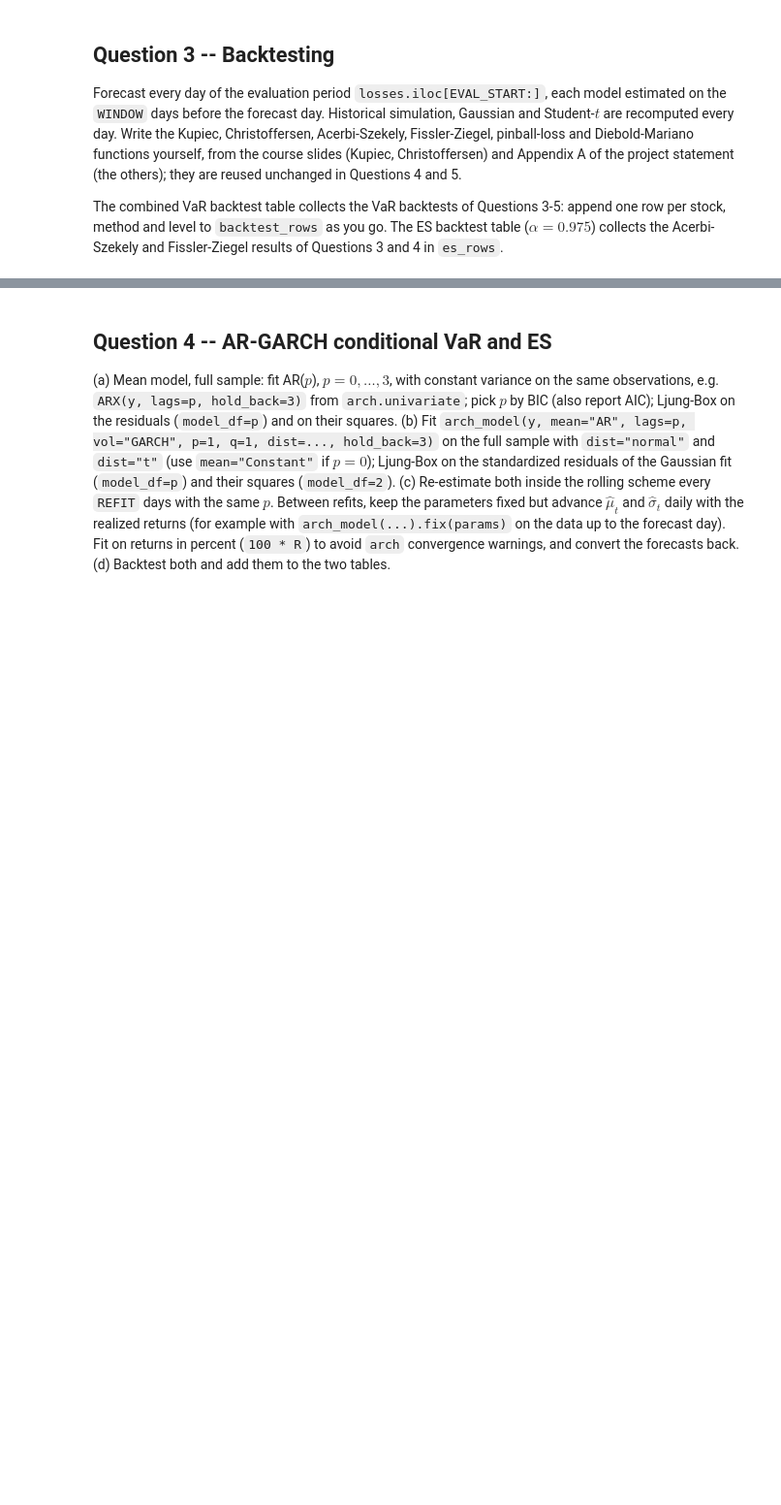
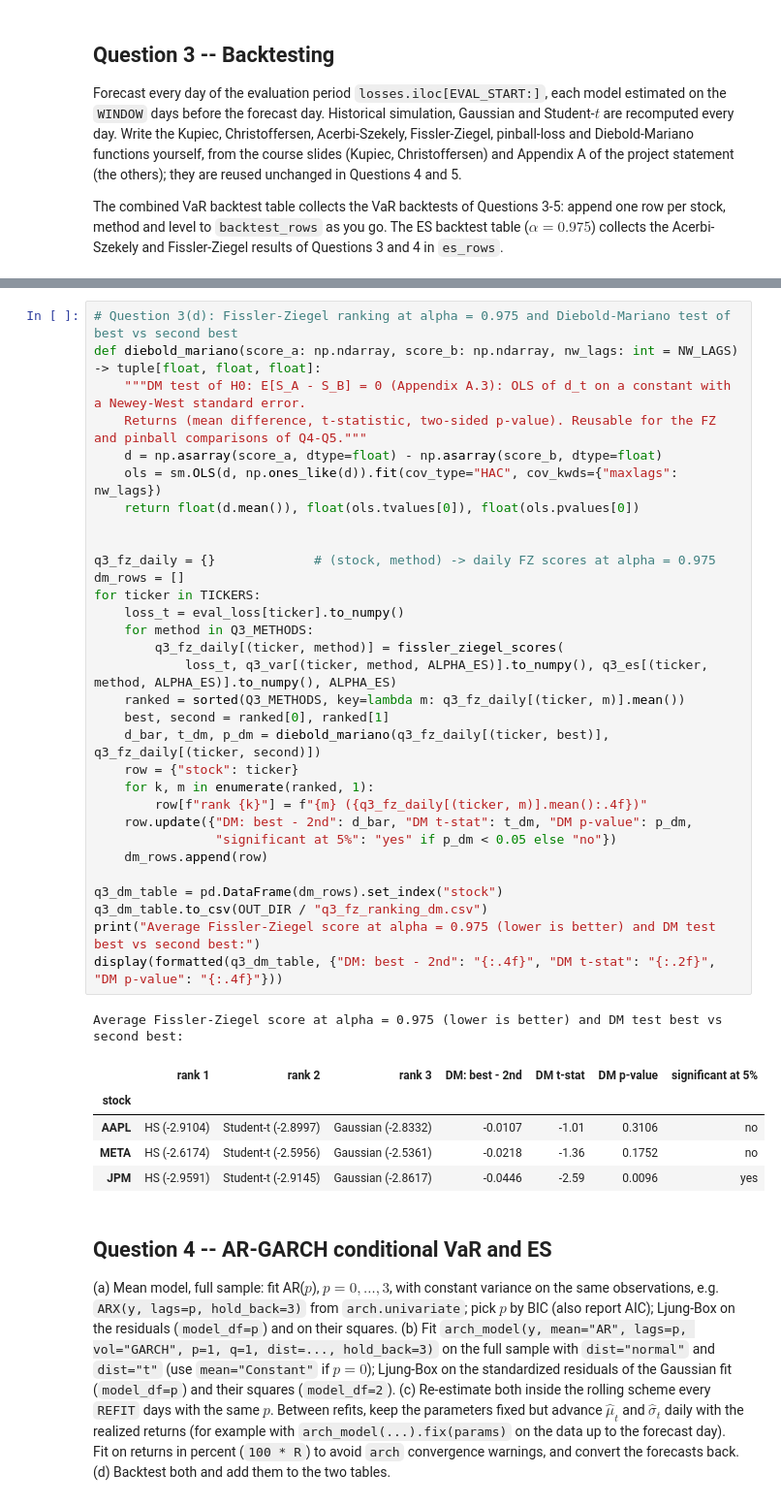
Before and after one commit to AaravKDesai/QRM_Project, a Jupyter notebook: Project_template.ipynb, the cells around one changed output, grey strips where cells are left out. Shown at 97% size. Cells and saved outputs as stored; diff of their text form; blank space fills up the shorter version.

```diff
--- a/Project_template.ipynb
+++ b/Project_template.ipynb
@@ -236,3 +572,41 @@ def fissler_ziegel_loss(loss: np.ndarray, var: np.ndarray, es: np.ndarray, alpha
+# %%
+# Question 3(d): Fissler-Ziegel ranking at alpha = 0.975 and Diebold-Mariano test of best vs second best
+def diebold_mariano(score_a: np.ndarray, score_b: np.ndarray, nw_lags: int = NW_LAGS) -> tuple[float, float, float]:
+    """DM test of H0: E[S_A - S_B] = 0 (Appendix A.3): OLS of d_t on a constant with a Newey-West standard error.
+    Returns (mean difference, t-statistic, two-sided p-value). Reusable for the FZ and pinball comparisons of Q4-Q5."""
+    d = np.asarray(score_a, dtype=float) - np.asarray(score_b, dtype=float)
+    ols = sm.OLS(d, np.ones_like(d)).fit(cov_type="HAC", cov_kwds={"maxlags": nw_lags})
+    return float(d.mean()), float(ols.tvalues[0]), float(ols.pvalues[0])
+
+
+q3_fz_daily = {}             # (stock, method) -> daily FZ scores at alpha = 0.975
+dm_rows = []
+for ticker in TICKERS:
+    loss_t = eval_loss[ticker].to_numpy()
+    for method in Q3_METHODS:
+        q3_fz_daily[(ticker, method)] = fissler_ziegel_scores(
+            loss_t, q3_var[(ticker, method, ALPHA_ES)].to_numpy(), q3_es[(ticker, method, ALPHA_ES)].to_numpy(), ALPHA_ES)
+    ranked = sorted(Q3_METHODS, key=lambda m: q3_fz_daily[(ticker, m)].mean())
+    best, second = ranked[0], ranked[1]
+    d_bar, t_dm, p_dm = diebold_mariano(q3_fz_daily[(ticker, best)], q3_fz_daily[(ticker, second)])
+    row = {"stock": ticker}
+    for k, m in enumerate(ranked, 1):
+        row[f"rank {k}"] = f"{m} ({q3_fz_daily[(ticker, m)].mean():.4f})"
+    row.update({"DM: best - 2nd": d_bar, "DM t-stat": t_dm, "DM p-value": p_dm,
+                "significant at 5%": "yes" if p_dm < 0.05 else "no"})
+    dm_rows.append(row)
+
+q3_dm_table = pd.DataFrame(dm_rows).set_index("stock")
+q3_dm_table.to_csv(OUT_DIR / "q3_fz_ranking_dm.csv")
+print("Average Fissler-Ziegel score at alpha = 0.975 (lower is better) and DM test best vs second best:")
+display(formatted(q3_dm_table, {"DM: best - 2nd": "{:.4f}", "DM t-stat": "{:.2f}", "DM p-value": "{:.4f}"}))
+# %% [output]
+Average Fissler-Ziegel score at alpha = 0.975 (lower is better) and DM test best vs second best:
+|  | rank 1 | rank 2 | rank 3 | DM: best - 2nd | DM t-stat | DM p-value | significant at 5% |
+| stock |  |  |  |  |  |  |  |
+| AAPL | HS (-2.9104) | Student-t (-2.8997) | Gaussian (-2.8332) | -0.0107 | -1.01 | 0.3106 | no |
+| META | HS (-2.6174) | Student-t (-2.5956) | Gaussian (-2.5361) | -0.0218 | -1.36 | 0.1752 | no |
+| JPM | HS (-2.9591) | Student-t (-2.9145) | Gaussian (-2.8617) | -0.0446 | -2.59 | 0.0096 | yes |
 # %% [markdown]
 ## Question 4 -- AR-GARCH conditional VaR and ES
 
```
Also changed, not shown: parts of 6 cells of this notebook.
